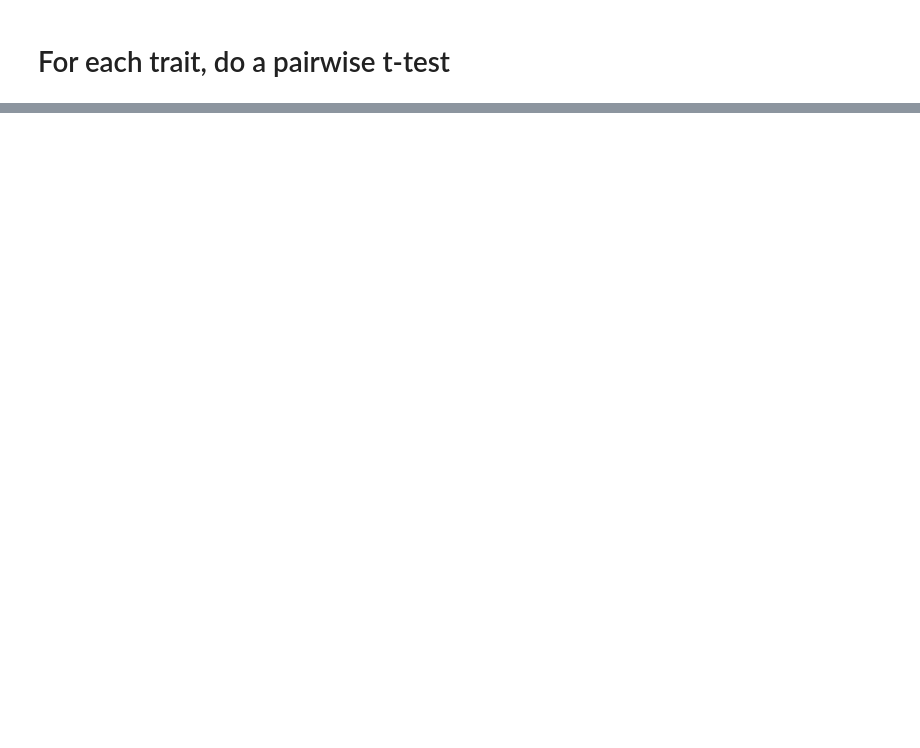
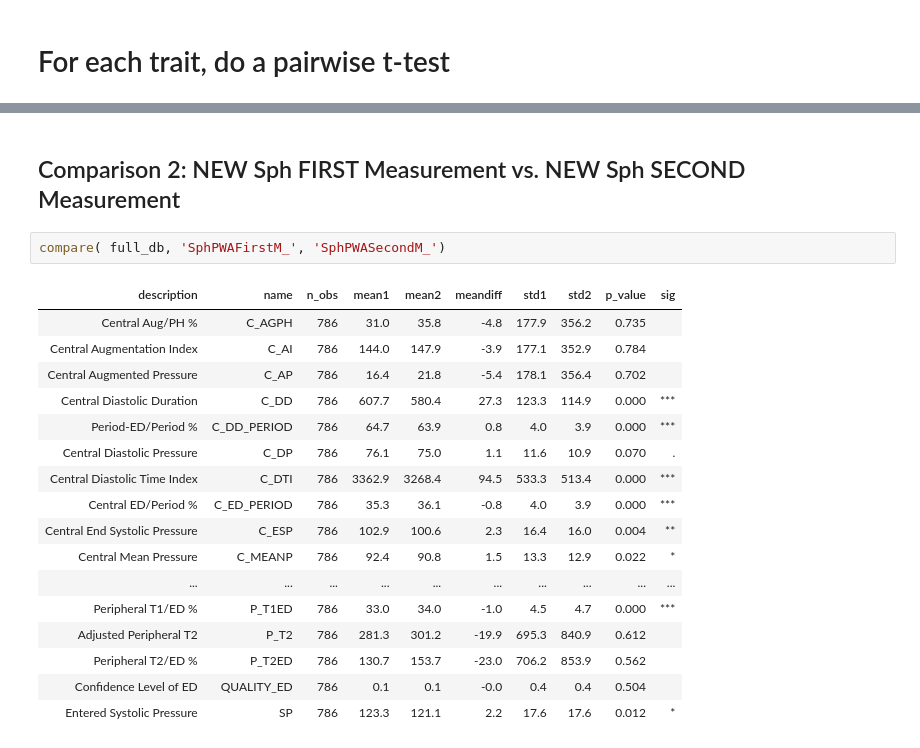
Before and after one commit to colettace/DataAnalyses, a Jupyter notebook: statistics/Coletta_ST765_DAP1.ipynb, the cells around one changed output, grey strips where cells are left out. Cells and saved outputs as stored; diff of their text form; blank space fills up the shorter version.

```diff
--- a/statistics/Coletta_ST765_DAP1.ipynb
+++ b/statistics/Coletta_ST765_DAP1.ipynb
@@ -162,0 +214,22 @@ results
+# %% [markdown]
+## Comparison 2: NEW Sph FIRST Measurement vs. NEW Sph SECOND Measurement
+# %%
+compare( full_db, 'SphPWAFirstM_', 'SphPWASecondM_')
+# %% [output]
+| description | name | n_obs | mean1 | mean2 | meandiff | std1 | std2 | p_value | sig |
+| Central Aug/PH % | C_AGPH | 786 | 31.0 | 35.8 | -4.8 | 177.9 | 356.2 | 0.735 |  |
+| Central Augmentation Index | C_AI | 786 | 144.0 | 147.9 | -3.9 | 177.1 | 352.9 | 0.784 |  |
+| Central Augmented Pressure | C_AP | 786 | 16.4 | 21.8 | -5.4 | 178.1 | 356.4 | 0.702 |  |
+| Central Diastolic Duration | C_DD | 786 | 607.7 | 580.4 | 27.3 | 123.3 | 114.9 | 0.000 | *** |
+| Period-ED/Period % | C_DD_PERIOD | 786 | 64.7 | 63.9 | 0.8 | 4.0 | 3.9 | 0.000 | *** |
+| Central Diastolic Pressure | C_DP | 786 | 76.1 | 75.0 | 1.1 | 11.6 | 10.9 | 0.070 | . |
+| Central Diastolic Time Index | C_DTI | 786 | 3362.9 | 3268.4 | 94.5 | 533.3 | 513.4 | 0.000 | *** |
+| Central ED/Period % | C_ED_PERIOD | 786 | 35.3 | 36.1 | -0.8 | 4.0 | 3.9 | 0.000 | *** |
+| Central End Systolic Pressure | C_ESP | 786 | 102.9 | 100.6 | 2.3 | 16.4 | 16.0 | 0.004 | ** |
+| Central Mean Pressure | C_MEANP | 786 | 92.4 | 90.8 | 1.5 | 13.3 | 12.9 | 0.022 | * |
+| ... | ... | ... | ... | ... | ... | ... | ... | ... | ... |
+| Peripheral T1/ED % | P_T1ED | 786 | 33.0 | 34.0 | -1.0 | 4.5 | 4.7 | 0.000 | *** |
+| Adjusted Peripheral T2 | P_T2 | 786 | 281.3 | 301.2 | -19.9 | 695.3 | 840.9 | 0.612 |  |
+| Peripheral T2/ED % | P_T2ED | 786 | 130.7 | 153.7 | -23.0 | 706.2 | 853.9 | 0.562 |  |
+| Confidence Level of ED | QUALITY_ED | 786 | 0.1 | 0.1 | -0.0 | 0.4 | 0.4 | 0.504 |  |
+| Entered Systolic Pressure | SP | 786 | 123.3 | 121.1 | 2.2 | 17.6 | 17.6 | 0.012 | * |
```
Also changed, not shown: parts of 15 cells of this notebook.
